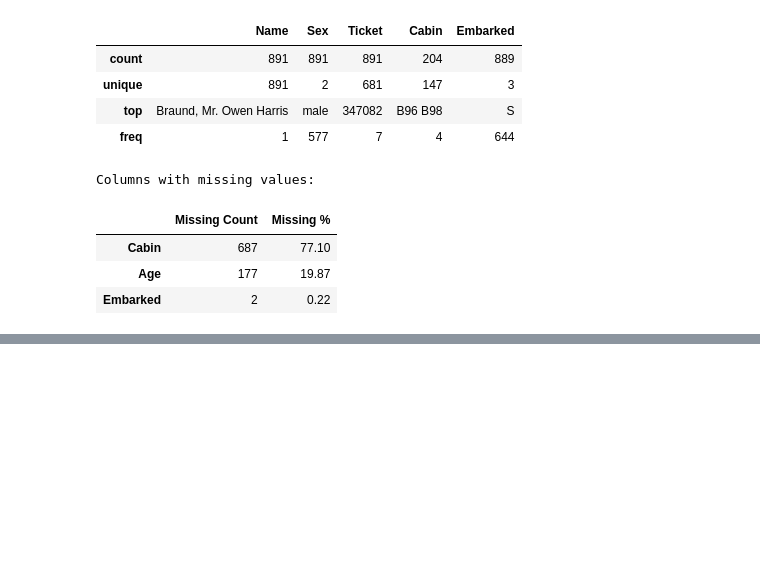
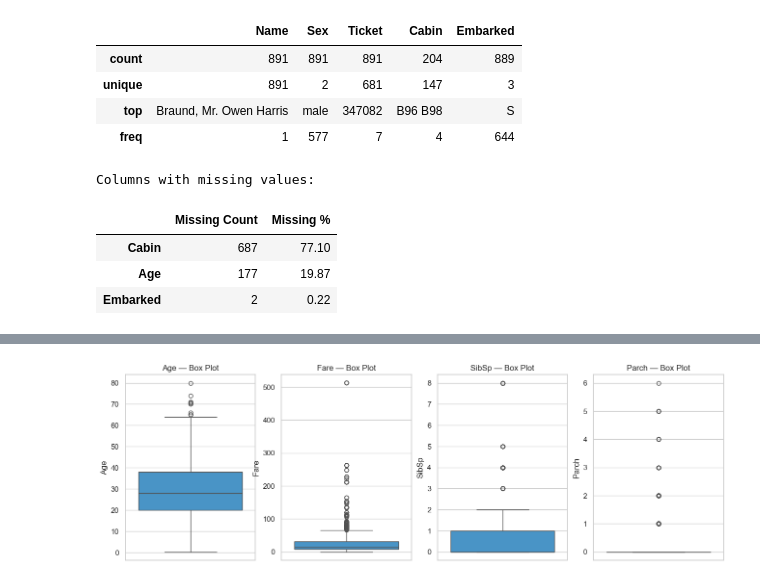
Before and after one commit to gabbi123/Data-Science-Projects, a Jupyter notebook: Titanic Survival Prediction/01_eda.ipynb, the cells around one changed output, grey strips where cells are left out. Cells and saved outputs as stored; diff of their text form; code cells hidden in the pictures; blank space fills up the shorter version.

```diff
--- a/Titanic Survival Prediction/01_eda.ipynb
+++ b/Titanic Survival Prediction/01_eda.ipynb
@@ -111,0 +173,9 @@ Columns with missing values:
+# %%
+# Box plots to check for outliers
+fig, axes = plt.subplots(1, 4, figsize=(16, 5))
+
+for i, col in enumerate(numerical_cols):
+    sns.boxplot(y=df[col], ax=axes[i], color="#3498db")
+    axes[i].set_title(f"{col} — Box Plot")
+# %% [output]
+[figure, added]
```
Also changed, not shown: parts of 8 cells of this notebook.
